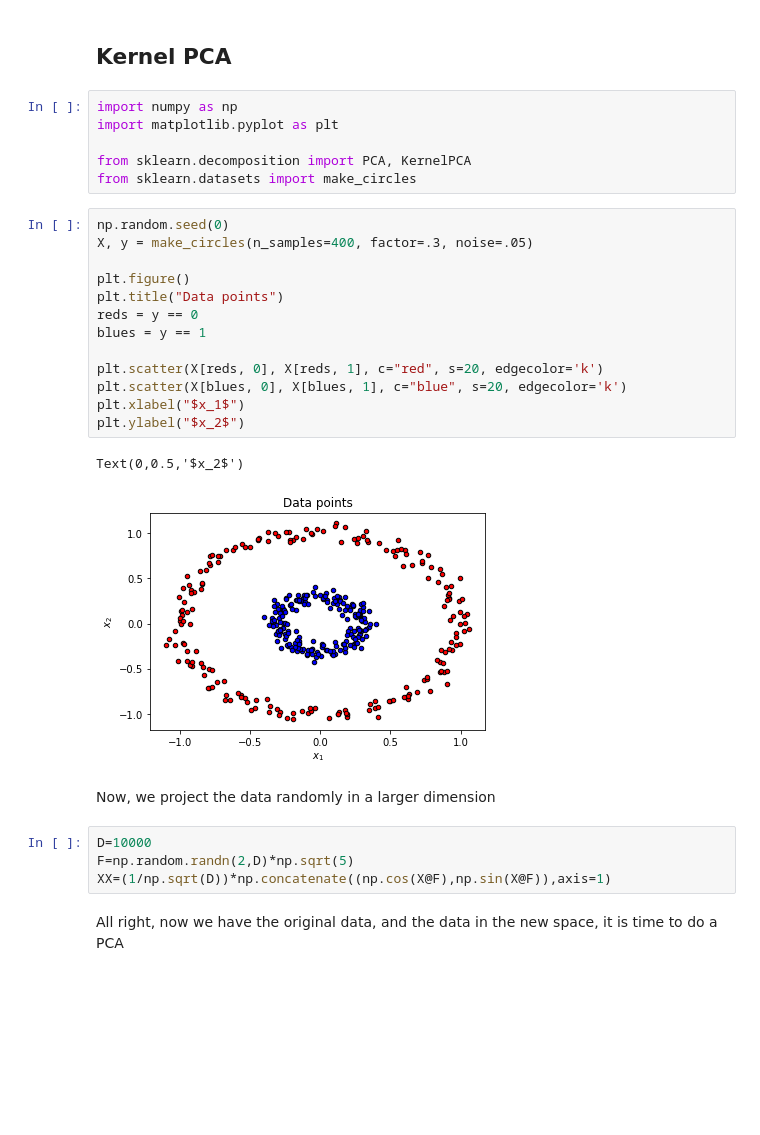
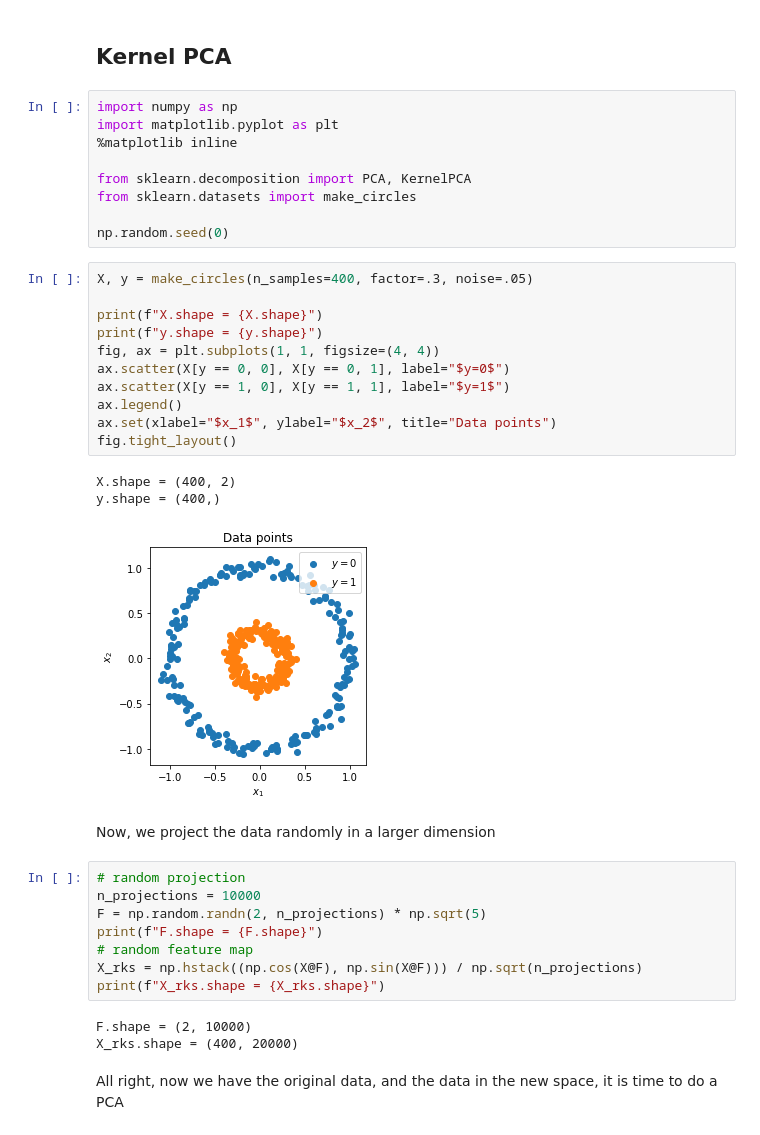
Before and after one commit to sphinxteam/mlcourse_2019, a Jupyter notebook: lec2/From PCA to Kernel PCA.ipynb, the cells around one changed output. Saved outputs shown, nothing was run; the diff lists cells and outputs as text; blank space fills up the shorter version.

Commit message:
improve PCA figures

```diff
--- a/lec2/From PCA to Kernel PCA.ipynb
+++ b/lec2/From PCA to Kernel PCA.ipynb
@@ -3,31 +3,40 @@
 # %%
 import numpy as np
 import matplotlib.pyplot as plt
+%matplotlib inline
 
 from sklearn.decomposition import PCA, KernelPCA
 from sklearn.datasets import make_circles
+
+np.random.seed(0)
-# %%
-np.random.seed(0)
-X, y = make_circles(n_samples=400, factor=.3, noise=.05)
-
-plt.figure()
-plt.title("Data points")
-reds = y == 0
-blues = y == 1
-
-plt.scatter(X[reds, 0], X[reds, 1], c="red", s=20, edgecolor='k')
-plt.scatter(X[blues, 0], X[blues, 1], c="blue", s=20, edgecolor='k')
-plt.xlabel("$x_1$")
-plt.ylabel("$x_2$")
-# %% [output]
-Text(0,0.5,'$x_2$')
-[figure, removed]
+# %%
+X, y = make_circles(n_samples=400, factor=.3, noise=.05)
+
+print(f"X.shape = {X.shape}")
+print(f"y.shape = {y.shape}")
+fig, ax = plt.subplots(1, 1, figsize=(4, 4))
+ax.scatter(X[y == 0, 0], X[y == 0, 1], label="$y=0$")
+ax.scatter(X[y == 1, 0], X[y == 1, 1], label="$y=1$")
+ax.legend()
+ax.set(xlabel="$x_1$", ylabel="$x_2$", title="Data points")
+fig.tight_layout()
+# %% [output]
+X.shape = (400, 2)
+y.shape = (400,)
+[figure, added]
 # %% [markdown]
 Now, we project the data randomly in a larger dimension
 # %%
-D=10000
-F=np.random.randn(2,D)*np.sqrt(5)
-XX=(1/np.sqrt(D))*np.concatenate((np.cos(X@F),np.sin(X@F)),axis=1)
+# random projection
+n_projections = 10000
+F = np.random.randn(2, n_projections) * np.sqrt(5)
+print(f"F.shape = {F.shape}")
+# random feature map
+X_rks = np.hstack((np.cos(X@F), np.sin(X@F))) / np.sqrt(n_projections)
+print(f"X_rks.shape = {X_rks.shape}")
+# %% [output]
+F.shape = (2, 10000)
+X_rks.shape = (400, 20000)
 # %% [markdown]
 All right, now we have the original data, and the data in the new space, it is time to do a PCA
 # %%
```
Also changed, not shown: parts of 5 cells of this notebook, 1 other file.
